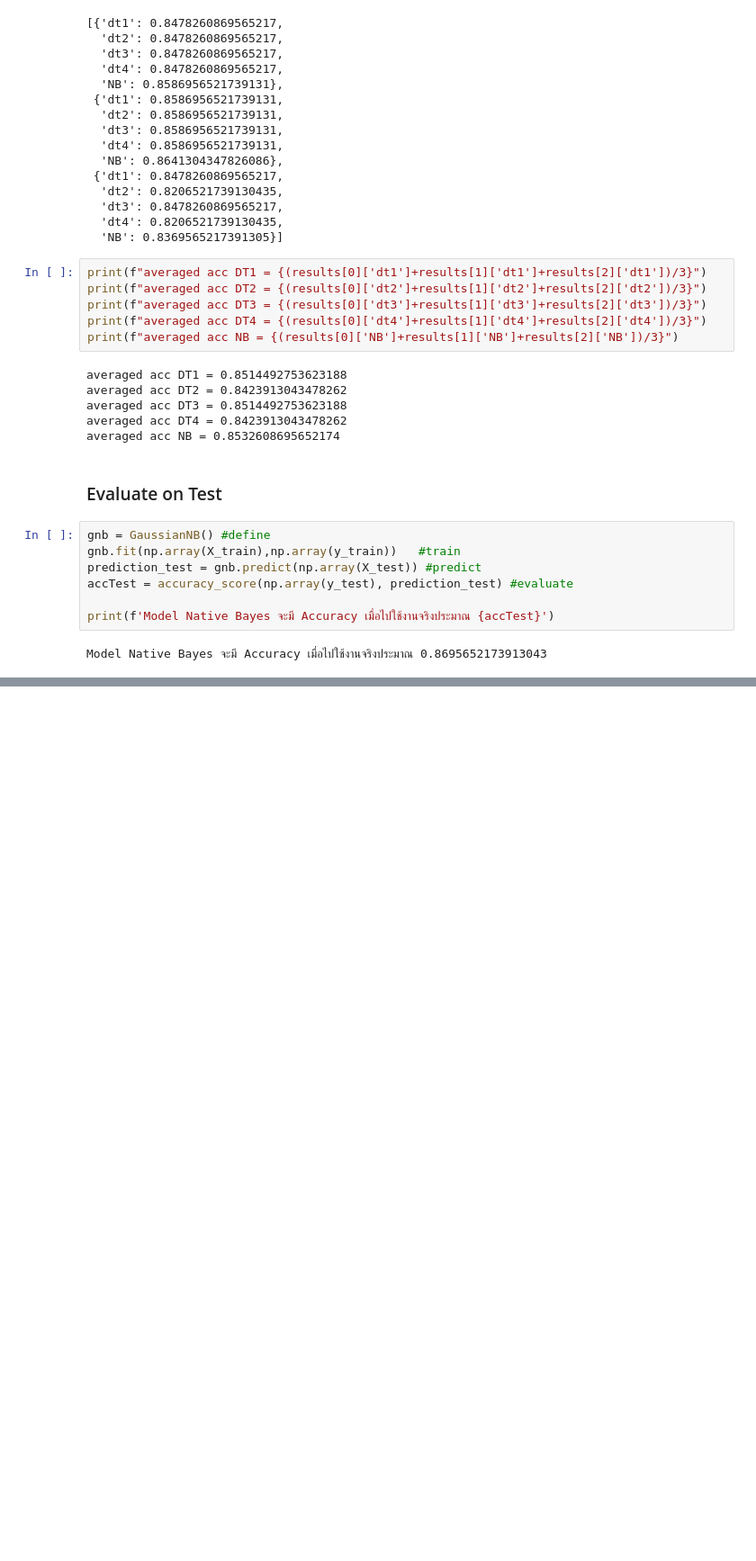
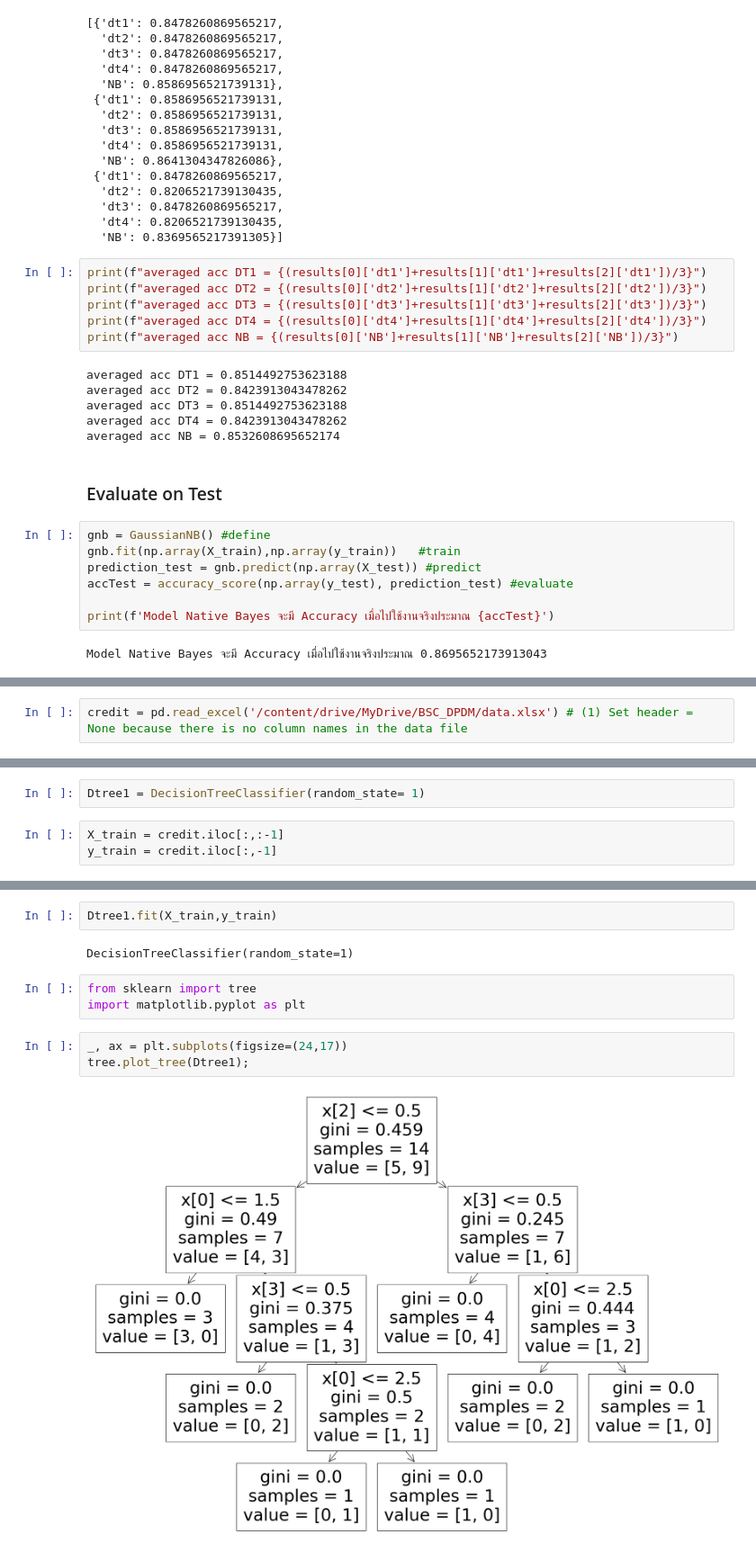
Before and after one commit to Thanatipz/BSC_DPDM23, a Jupyter notebook: Classification.ipynb, the cells around one changed output, grey strips where cells are left out. Shown at 90% size. Cells and saved outputs as stored; diff of their text form; blank space fills up the shorter version.

```diff
--- a/Classification.ipynb
+++ b/Classification.ipynb
@@ -716,0 +719,2 @@ Model Native Bayes จะมี Accuracy เมื่อไปใช้งาน
+# %%
+credit = pd.read_excel('/content/drive/MyDrive/BSC_DPDM/data.xlsx') # (1) Set header = None because there is no column names in the data file
@@ -716,0 +732,5 @@ Model Native Bayes จะมี Accuracy เมื่อไปใช้งาน
+# %%
+Dtree1 = DecisionTreeClassifier(random_state= 1)
+# %%
+X_train = credit.iloc[:,:-1]
+y_train = credit.iloc[:,-1]
@@ -716,0 +773,12 @@ Model Native Bayes จะมี Accuracy เมื่อไปใช้งาน
+# %%
+Dtree1.fit(X_train,y_train)
+# %% [output]
+DecisionTreeClassifier(random_state=1)
+# %%
+from sklearn import tree
+import matplotlib.pyplot as plt
+# %%
+_, ax = plt.subplots(figsize=(24,17))
+tree.plot_tree(Dtree1);
+# %% [output]
+[figure, added]
```
Also changed, not shown: parts of 5 cells of this notebook.
